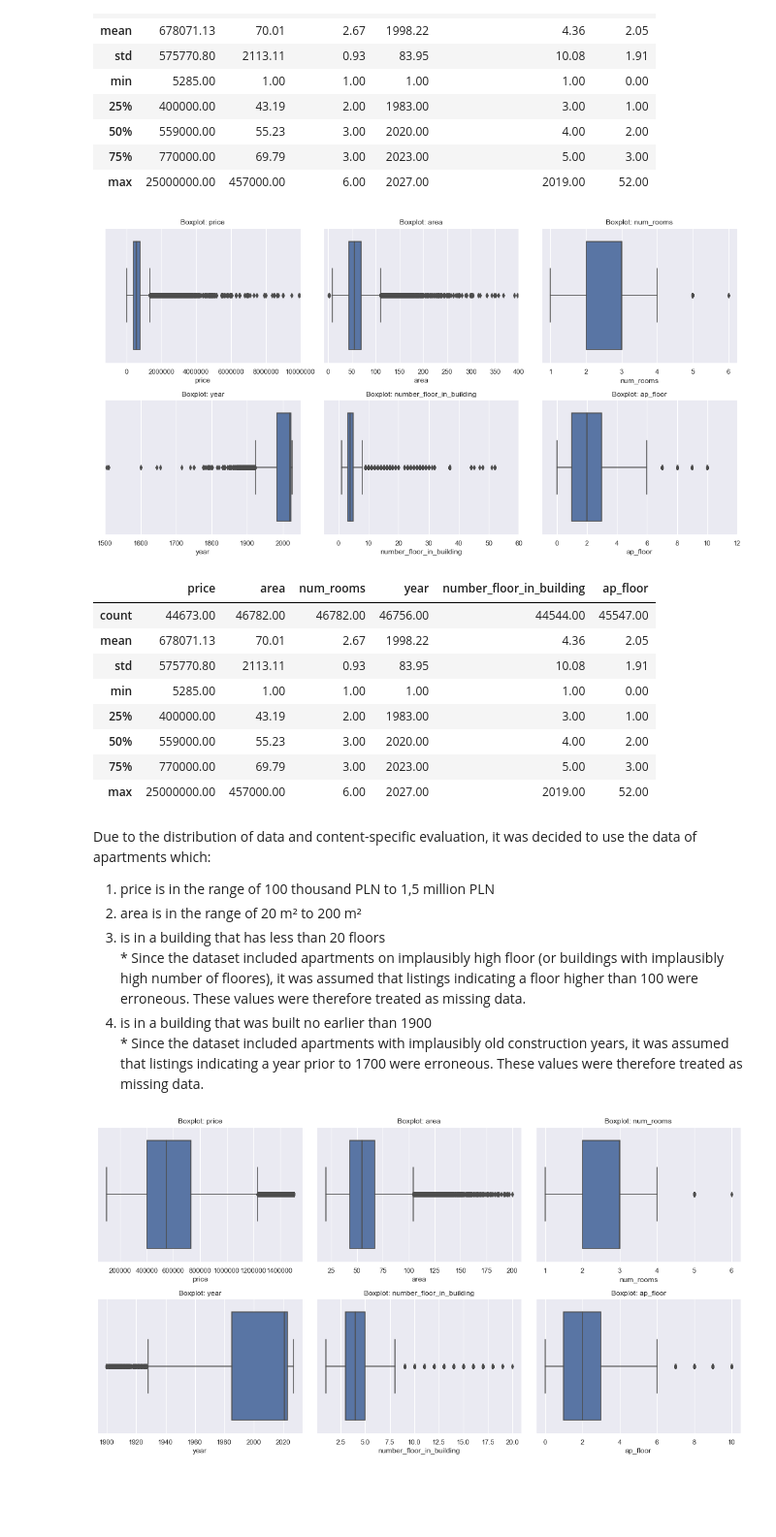
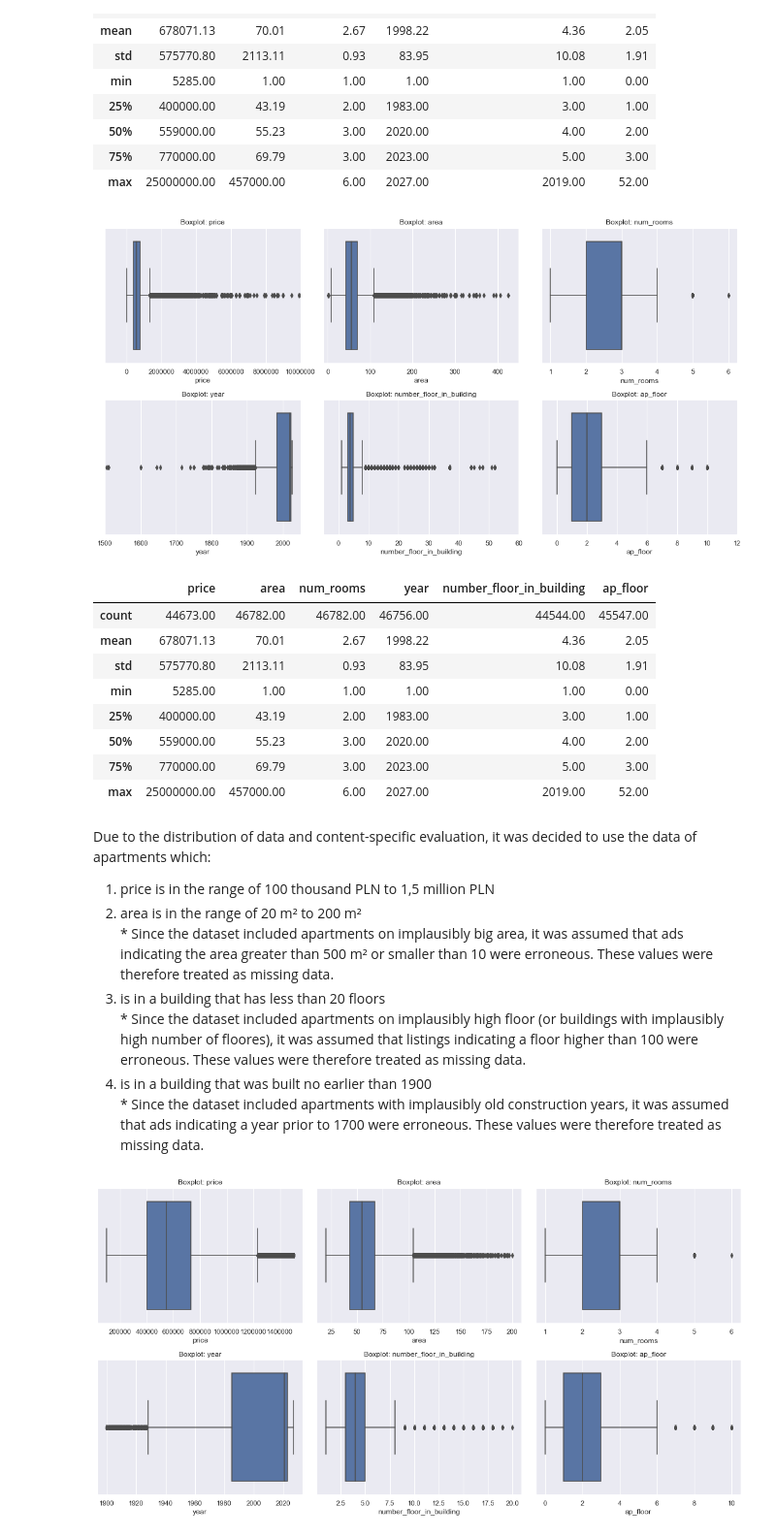
Before and after one commit to anna-teterina/python-project-ApartmentPriceAnalysis, a Jupyter notebook: 1. Data Preparation/missvalue_outliers_analysis.ipynb, the cells around one changed output. Shown: that part at 97% size. Cells and saved outputs as stored; diff of their text form; code cells hidden in the pictures; blank space fills up the shorter version.

```diff
--- a/1. Data Preparation/missvalue_outliers_analysis.ipynb
+++ b/1. Data Preparation/missvalue_outliers_analysis.ipynb
@@ -159,31 +159,31 @@ data_for_analysis[numeric_vars].describe()
 # %%
 # Some charts were "zoomed in" to get a better view of the distribution of variables
 box_plot_var_lim = {'price': [None, 10_000_000],
-                    'area': [-10, 400],
+                    'area': [-10, 450],
                     'num_rooms':[None, None],
                     'year': [1500, 2050],
                     'number_floor_in_building': [-5, 60],
                     'ap_floor': [-1, 12]}
 
 fig, axes = plt.subplots(2, 3, figsize=(15, 8))
 for i in range(6):
     row = i // 3
     col = i % 3
 
     sns.boxplot(data = data_for_analysis,
                 x = numeric_vars[i],
                 ax = axes[row, col])
 
     axes[row, col].set_title(f"Boxplot: {numeric_vars[i]}")
     axes[row, col].set_xlim(box_plot_var_lim[numeric_vars[i]][0],
                             box_plot_var_lim[numeric_vars[i]][1])
     axes[row, col].ticklabel_format(style = 'plain', axis = 'x')
 
 plt.tight_layout()
 plt.show()
 data_for_analysis[numeric_vars].describe()
 # %% [output]
-[figure, old version]
+[figure, new version]
 |  | price | area | num_rooms | year | number_floor_in_building | ap_floor |
 | count | 44673.00 | 46782.00 | 46782.00 | 46756.00 | 44544.00 | 45547.00 |
 | mean | 678071.13 | 70.01 | 2.67 | 1998.22 | 4.36 | 2.05 |
@@ -196,9 +196,10 @@ data_for_analysis[numeric_vars].describe()
 # %% [markdown]
 Due to the distribution of data and content-specific evaluation, it was decided to use the data of apartments which:<br>
 1. price is in the range of 100 thousand PLN to 1,5 million PLN
-2. area is in the range of 20 m² to 200 m²
+2. area is in the range of 20 m² to 200 m²<br>
+\* Since the dataset included apartments on implausibly big area, it was assumed that ads indicating the area greater than 500 m² or smaller than 10 were erroneous. These values were therefore treated as missing data.
 3. is in a building that has less than 20 floors<br>
 \* Since the dataset included apartments on implausibly high floor (or buildings with implausibly high number of floores), it was assumed that listings indicating a floor higher than 100 were erroneous. These values were therefore treated as missing data.
 4. is in a building that was built no earlier than 1900 <br>
- \* Since the dataset included apartments with implausibly old construction years, it was assumed that listings indicating a year prior to 1700 were erroneous. These values were therefore treated as missing data.
+ \* Since the dataset included apartments with implausibly old construction years, it was assumed that ads indicating a year prior to 1700 were erroneous. These values were therefore treated as missing data.
 # %%
```
Also changed, not shown: parts of 1 cell of this notebook, 2 other files.
